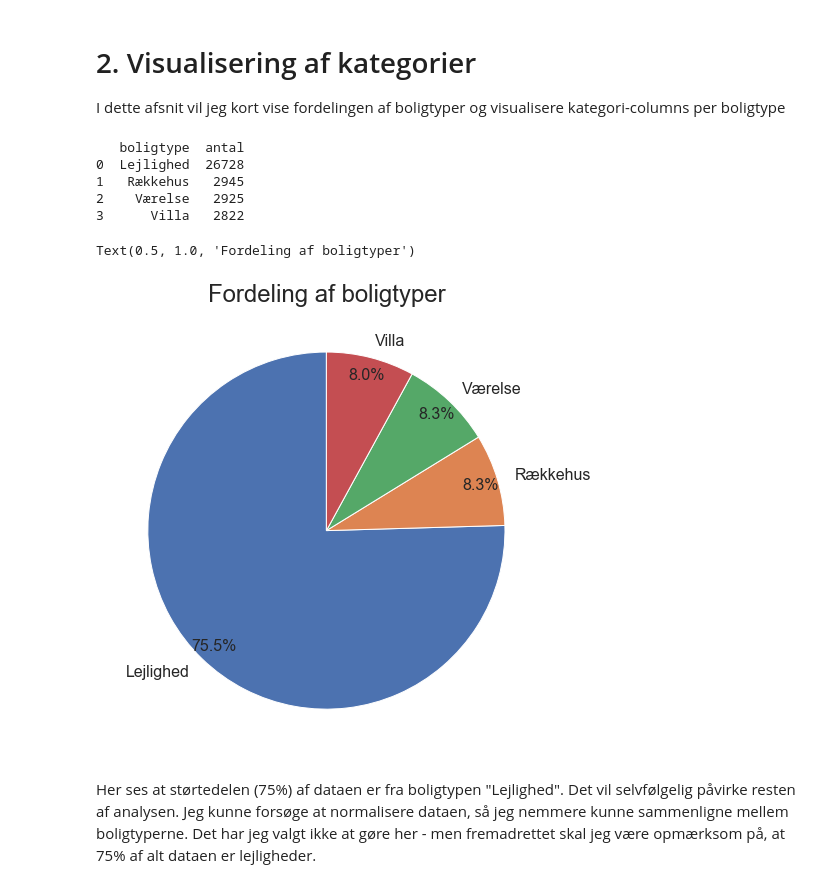
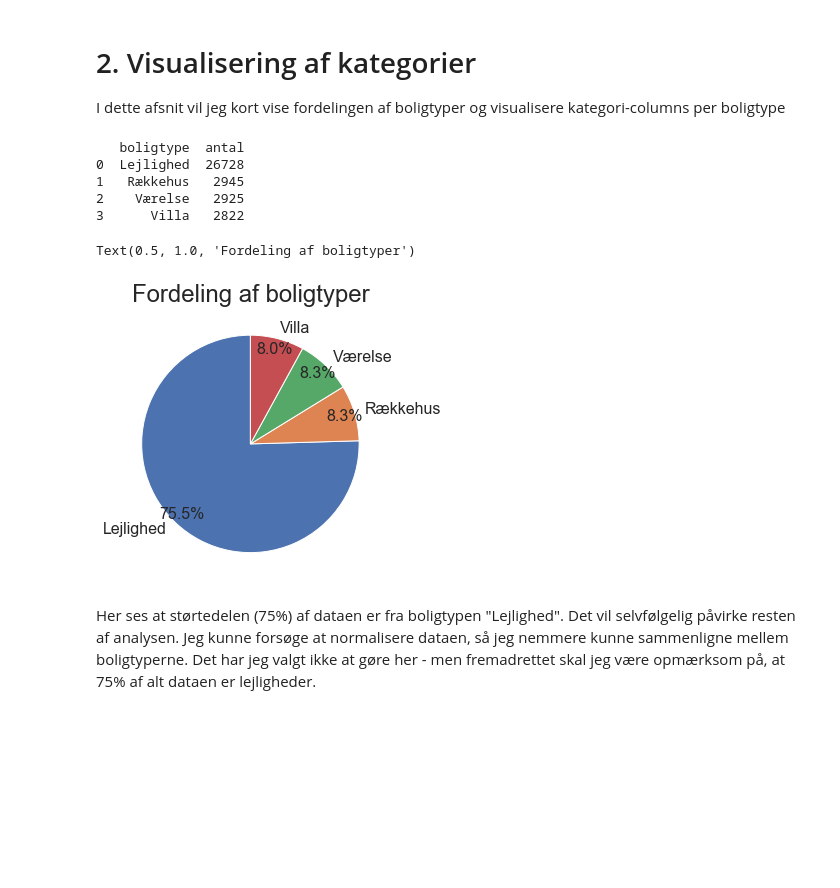
Before and after one commit to MadsJC/Bolig-site-analyse, a Jupyter notebook: PYTHON - Exploratory Data Analysis (EDA).ipynb, the cells around one changed output. Saved outputs shown, nothing was run; the diff lists cells and outputs as text; code cells hidden in the pictures; blank space fills up the shorter version.

Commit message:
Visualizations updated

```diff
--- a/PYTHON - Exploratory Data Analysis (EDA).ipynb
+++ b/PYTHON - Exploratory Data Analysis (EDA).ipynb
@@ -70,18 +70,18 @@ I dette afsnit vil jeg kort vise fordelingen af boligtyper og visualisere katego
 # %%
 df_valuecounts_boligtyper = df['boligtype'].value_counts().reset_index().rename(columns={'index':'boligtype', 'boligtype':'antal'})
 print(df_valuecounts_boligtyper)
-plt.figure(figsize=(8,15))
+plt.figure(figsize=(6,5))
 plt.pie(x=df_valuecounts_boligtyper['antal'], labels=df_valuecounts_boligtyper['boligtype'], pctdistance=0.9,
                   autopct='%1.1f%%', startangle=90, textprops={'fontsize': 16})
 plt.title('Fordeling af boligtyper', fontsize=24)
 # %% [output]
    boligtype  antal
 0  Lejlighed  26728
 1   Rækkehus   2945
 2    Værelse   2925
 3      Villa   2822
 Text(0.5, 1.0, 'Fordeling af boligtyper')
-[figure, old version]
+[figure, new version]
 # %% [markdown]
 Her ses at størtedelen (75%) af dataen er fra boligtypen "Lejlighed". Det vil selvfølgelig påvirke resten af analysen. Jeg kunne forsøge at normalisere dataen, så jeg nemmere kunne sammenligne mellem boligtyperne.
 Det har jeg valgt ikke at gøre her - men fremadrettet skal jeg være opmærksom på, at 75% af alt dataen er lejligheder.
```
Also changed, not shown: parts of 7 cells of this notebook, 1 other file.
